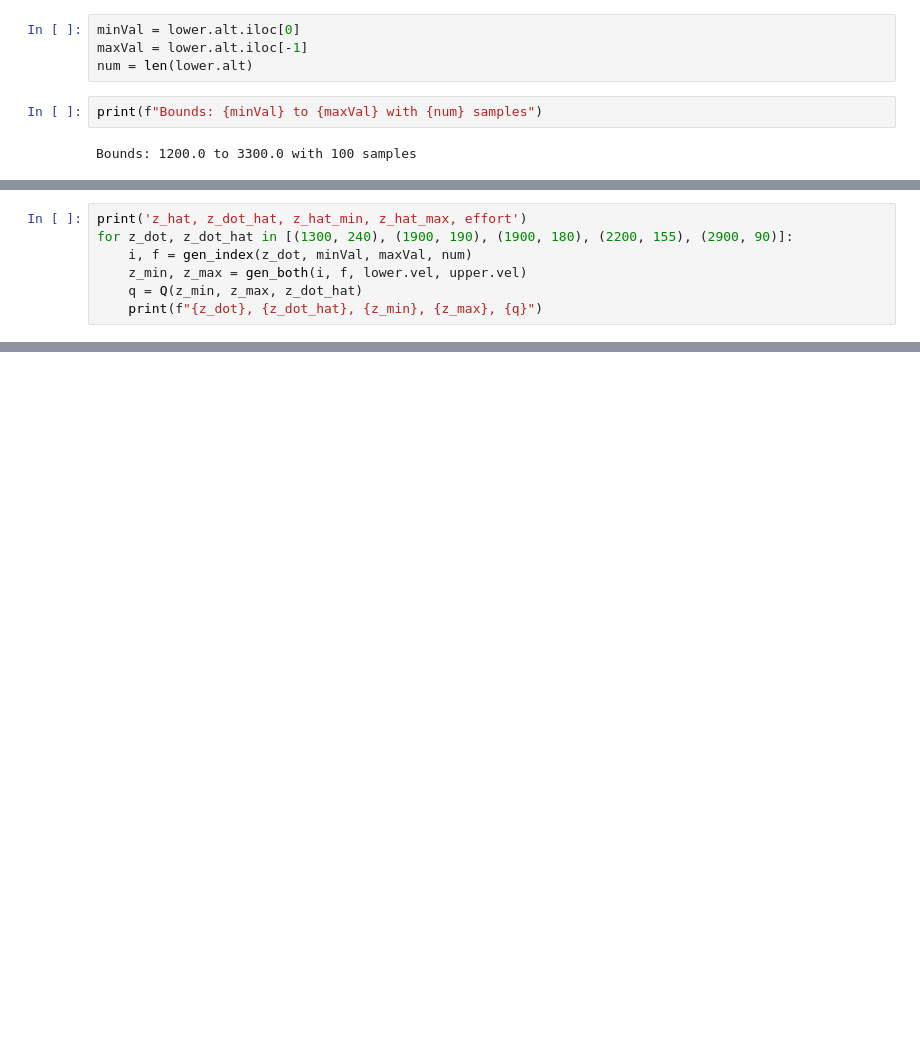
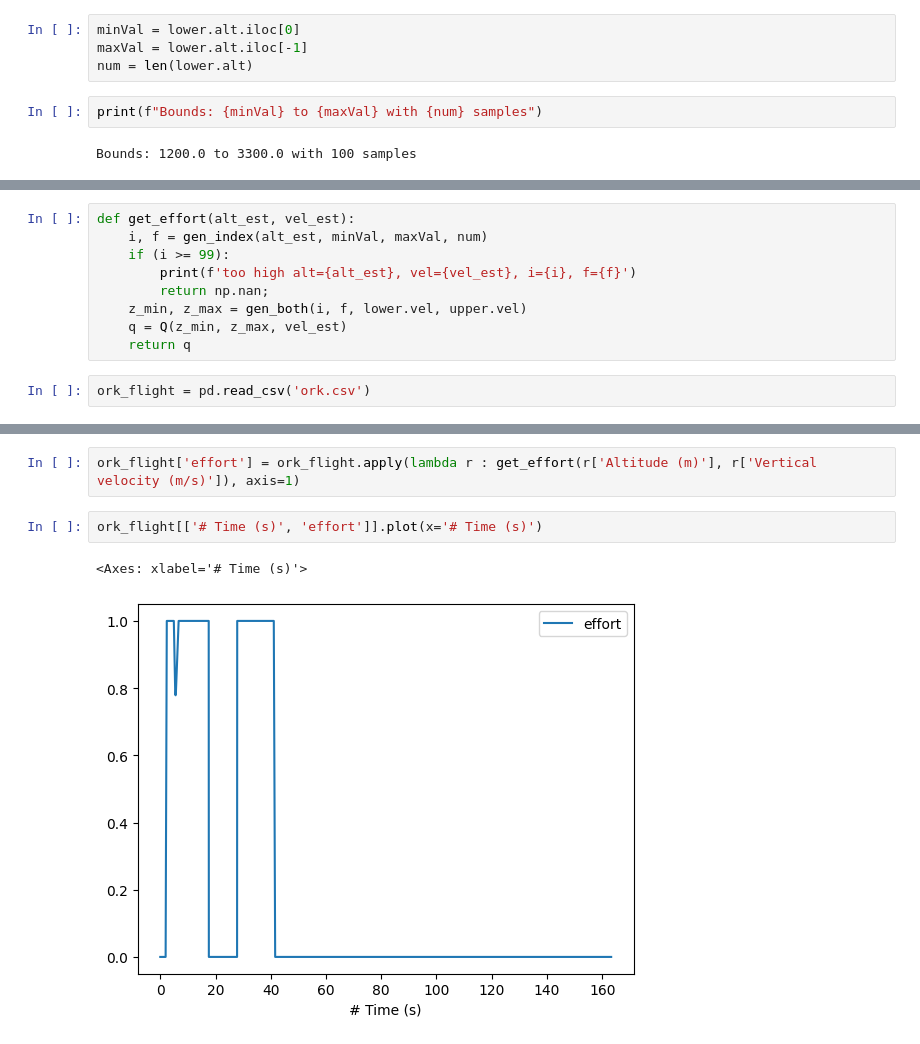
Before and after one commit to RIT-Launch-Initiative/FSW, a Jupyter notebook: app/other/airbraker/data/python_version_of_lut_lookup.ipynb, the cells around one changed output, grey strips where cells are left out. Saved outputs shown, nothing was run; the diff lists cells and outputs as text; blank space fills up the shorter version.

```diff
--- a/app/other/airbraker/data/python_version_of_lut_lookup.ipynb
+++ b/app/other/airbraker/data/python_version_of_lut_lookup.ipynb
@@ -46,10 +46,3 @@ def Q(z_hat_min, z_hat_max, z_hat):
     if (val > 1): return 1
     if val < 0: return 0
     return val
-# %%
-print('z_hat, z_dot_hat, z_hat_min, z_hat_max, effort')
-for z_dot, z_dot_hat in [(1300, 240), (1900, 190), (1900, 180), (2200, 155), (2900, 90)]:
-    i, f = gen_index(z_dot, minVal, maxVal, num)
-    z_min, z_max = gen_both(i, f, lower.vel, upper.vel)
-    q = Q(z_min, z_max, z_dot_hat)
-    print(f"{z_dot}, {z_dot_hat}, {z_min}, {z_max}, {q}")
@@ -62,0 +49,11 @@ z_hat, z_dot_hat, z_hat_min, z_hat_max, effort
+# %%
+def get_effort(alt_est, vel_est):
+    i, f = gen_index(alt_est, minVal, maxVal, num)
+    if (i >= 99):
+        print(f'too high alt={alt_est}, vel={vel_est}, i={i}, f={f}')
+        return np.nan;
+    z_min, z_max = gen_both(i, f, lower.vel, upper.vel)
+    q = Q(z_min, z_max, vel_est)
+    return q
+# %%
+ork_flight = pd.read_csv('ork.csv')
@@ -62,0 +76,7 @@ z_hat, z_dot_hat, z_hat_min, z_hat_max, effort
+# %%
+ork_flight['effort'] = ork_flight.apply(lambda r : get_effort(r['Altitude (m)'], r['Vertical velocity (m/s)']), axis=1)
+# %%
+ork_flight[['# Time (s)', 'effort']].plot(x='# Time (s)')
+# %% [output]
+<Axes: xlabel='# Time (s)'>
+[figure, added]
```
Also changed, not shown: parts of 3 cells of this notebook, 1 other file.
